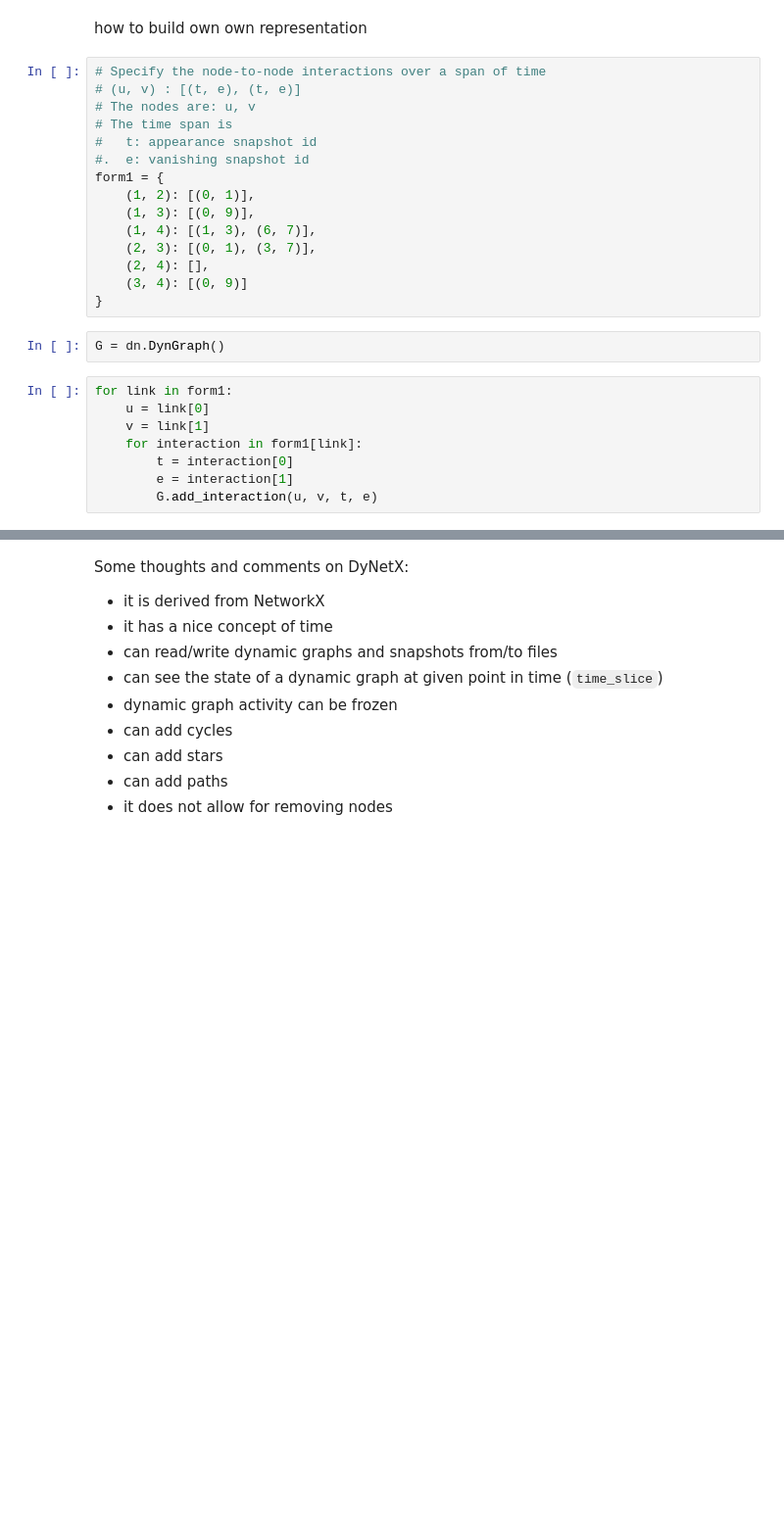
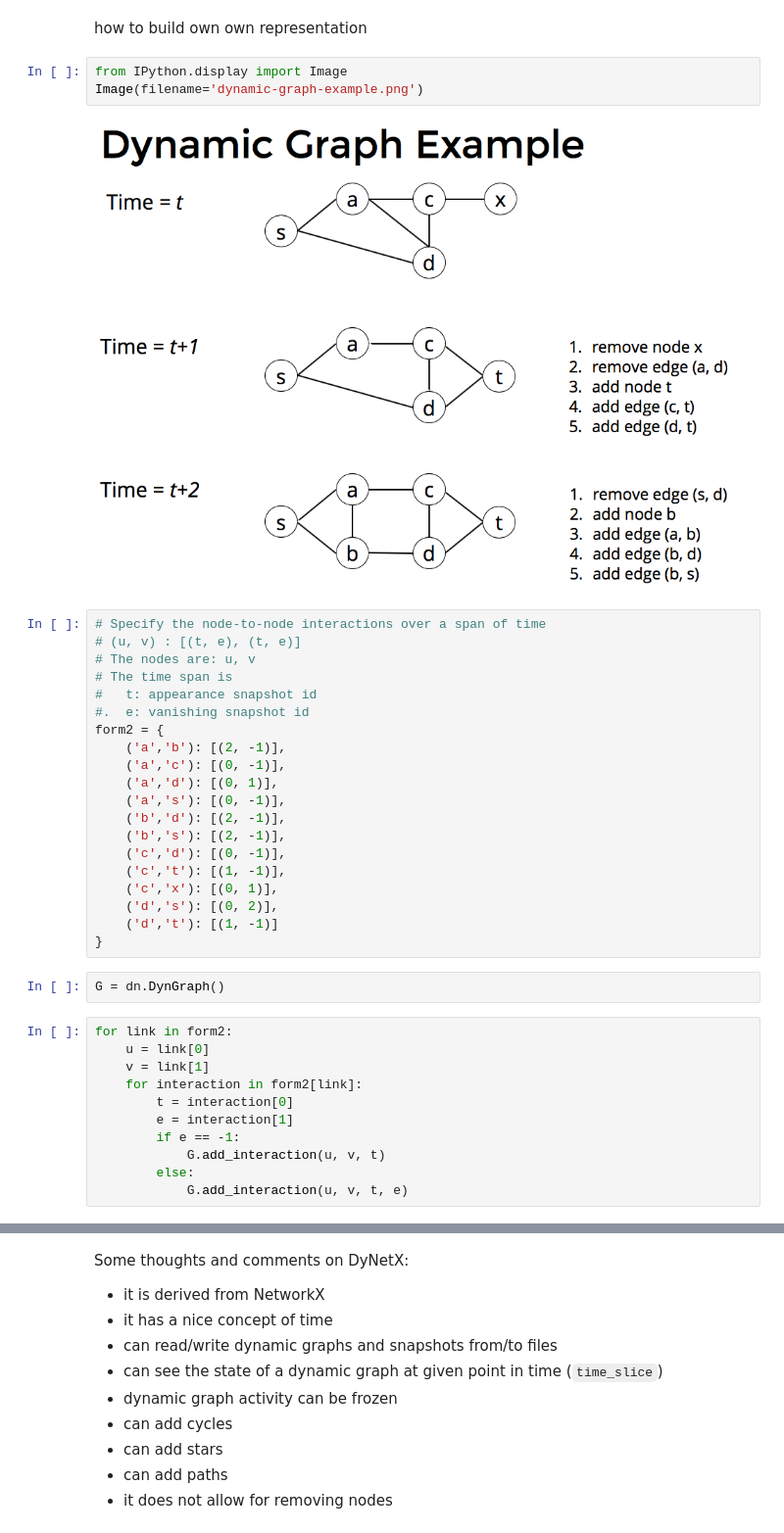
Before and after one commit to muftring/iu-netsci, a Jupyter notebook: project/exploring-dynetx.ipynb, the cells around one changed output, grey strips where cells are left out. Shown at 98% size. Drawn from its saved outputs; the diff is of its cells as text; blank space fills up the shorter version.

Commit message:
Project: add common dynamic graph example to DyNetX exploration

```diff
--- a/project/exploring-dynetx.ipynb
+++ b/project/exploring-dynetx.ipynb
@@ -97,6 +97,11 @@ for i in G.stream_interactions():
 (1, 5, '-', 2)
 # %% [markdown]
 how to build own own representation
+# %%
+from IPython.display import Image
+Image(filename='dynamic-graph-example.png')
+# %% [output]
+[figure, added]
 # %%
 # Specify the node-to-node interactions over a span of time
 # (u, v) : [(t, e), (t, e)]
@@ -104,24 +109,32 @@ how to build own own representation
 # The time span is
 #   t: appearance snapshot id
 #.  e: vanishing snapshot id
-form1 = {
-    (1, 2): [(0, 1)],
-    (1, 3): [(0, 9)],
-    (1, 4): [(1, 3), (6, 7)],
-    (2, 3): [(0, 1), (3, 7)],
-    (2, 4): [],
-    (3, 4): [(0, 9)]
+form2 = {
+    ('a','b'): [(2, -1)],
+    ('a','c'): [(0, -1)],
+    ('a','d'): [(0, 1)],
+    ('a','s'): [(0, -1)],
+    ('b','d'): [(2, -1)],
+    ('b','s'): [(2, -1)],
+    ('c','d'): [(0, -1)],
+    ('c','t'): [(1, -1)],
+    ('c','x'): [(0, 1)],
+    ('d','s'): [(0, 2)],
+    ('d','t'): [(1, -1)]
 }
 # %%
 G = dn.DynGraph()
 # %%
-for link in form1:
+for link in form2:
     u = link[0]
     v = link[1]
-    for interaction in form1[link]:
+    for interaction in form2[link]:
         t = interaction[0]
         e = interaction[1]
-        G.add_interaction(u, v, t, e)
+        if e == -1:
+            G.add_interaction(u, v, t)
+        else:
+            G.add_interaction(u, v, t, e)
 # %%
 G.interactions()
 # %% [output]
```
Also changed, not shown: parts of 2 cells of this notebook, 1 other file.
